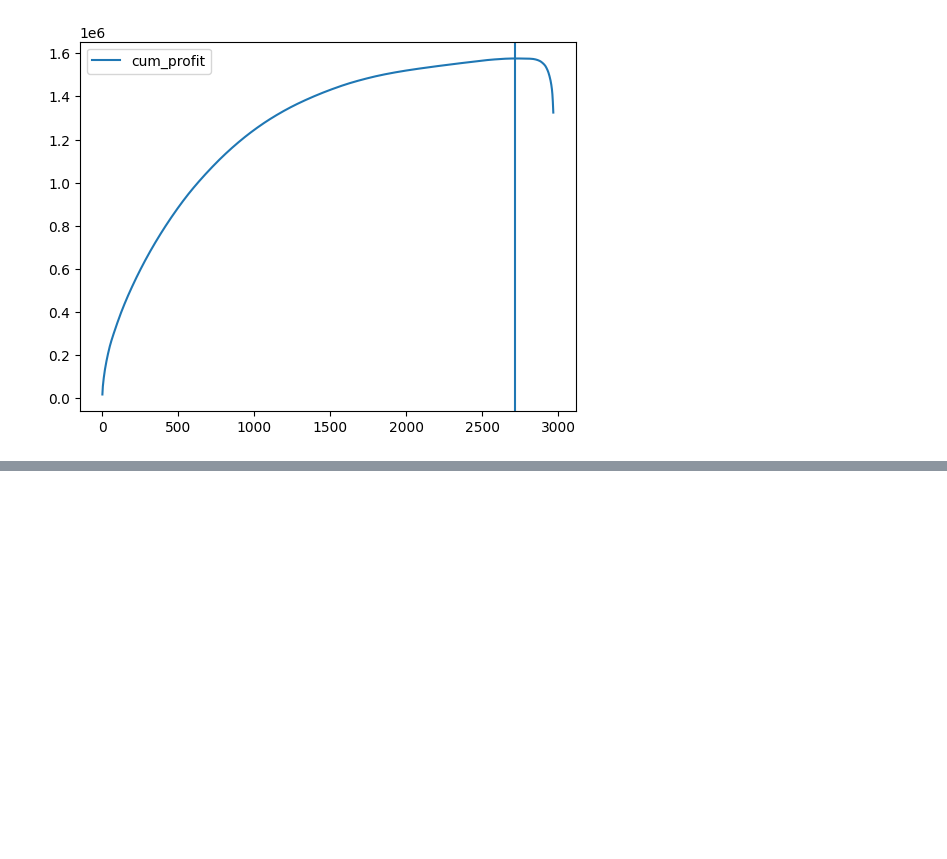
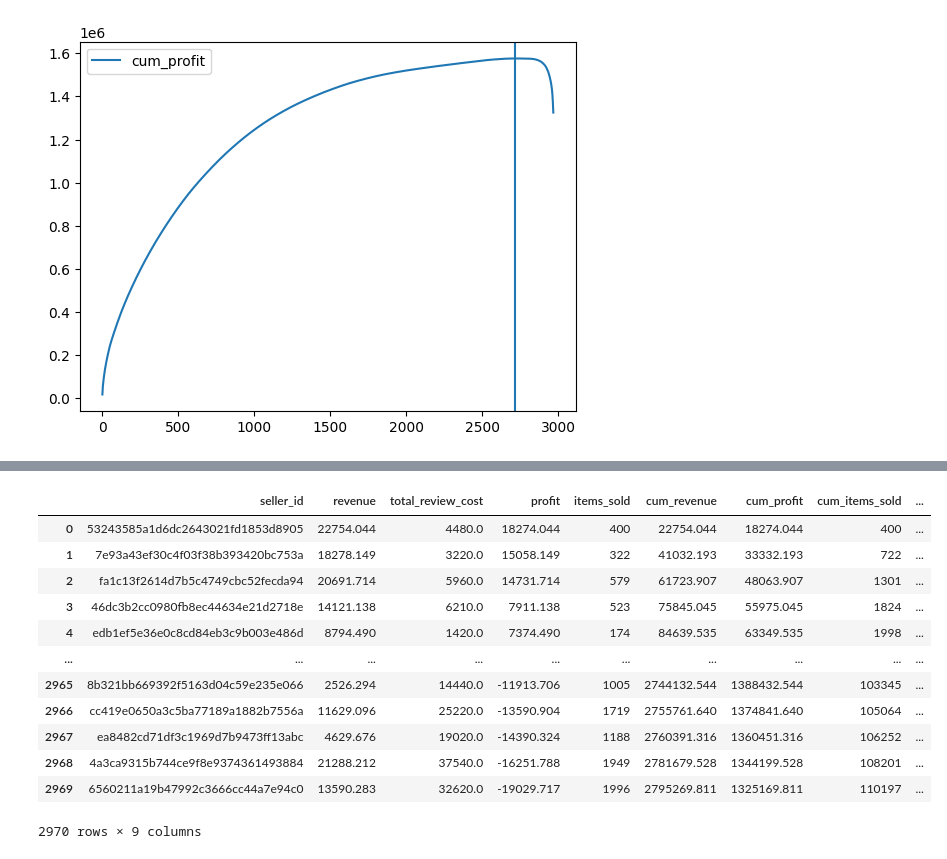
Before and after one commit to elifcubukcu18/data-olist-ceo-request, a Jupyter notebook: seller.ipynb, the cells around one changed output, grey strips where cells are left out. Drawn from its saved outputs; the diff is of its cells as text; code cells hidden in the pictures; blank space fills up the shorter version.

```diff
--- a/seller.ipynb
+++ b/seller.ipynb
@@ -188,0 +188,7 @@ ax.axvline(k_opt - 1)
+# %%
+from olist.seller import Seller
+
+olist = Seller()
+seller_it = olist.get_profit_table()
+
+seller_it.head()
@@ -188,0 +225,17 @@ ax.axvline(k_opt - 1)
+# %%
+seller_it["cum_sellers"] = np.arange(1, len(df) + 1)
+seller_it
+# %% [output]
+|  | seller_id | revenue | total_review_cost | profit | items_sold | cum_revenue | cum_profit | cum_items_sold | ... |
+| 0 | 53243585a1d6dc2643021fd1853d8905 | 22754.044 | 4480.0 | 18274.044 | 400 | 22754.044 | 18274.044 | 400 | ... |
+| 1 | 7e93a43ef30c4f03f38b393420bc753a | 18278.149 | 3220.0 | 15058.149 | 322 | 41032.193 | 33332.193 | 722 | ... |
+| 2 | fa1c13f2614d7b5c4749cbc52fecda94 | 20691.714 | 5960.0 | 14731.714 | 579 | 61723.907 | 48063.907 | 1301 | ... |
+| 3 | 46dc3b2cc0980fb8ec44634e21d2718e | 14121.138 | 6210.0 | 7911.138 | 523 | 75845.045 | 55975.045 | 1824 | ... |
+| 4 | edb1ef5e36e0c8cd84eb3c9b003e486d | 8794.490 | 1420.0 | 7374.490 | 174 | 84639.535 | 63349.535 | 1998 | ... |
+| ... | ... | ... | ... | ... | ... | ... | ... | ... | ... |
+| 2965 | 8b321bb669392f5163d04c59e235e066 | 2526.294 | 14440.0 | -11913.706 | 1005 | 2744132.544 | 1388432.544 | 103345 | ... |
+| 2966 | cc419e0650a3c5ba77189a1882b7556a | 11629.096 | 25220.0 | -13590.904 | 1719 | 2755761.640 | 1374841.640 | 105064 | ... |
+| 2967 | ea8482cd71df3c1969d7b9473ff13abc | 4629.676 | 19020.0 | -14390.324 | 1188 | 2760391.316 | 1360451.316 | 106252 | ... |
+| 2968 | 4a3ca9315b744ce9f8e9374361493884 | 21288.212 | 37540.0 | -16251.788 | 1949 | 2781679.528 | 1344199.528 | 108201 | ... |
+| 2969 | 6560211a19b47992c3666cc44a7e94c0 | 13590.283 | 32620.0 | -19029.717 | 1996 | 2795269.811 | 1325169.811 | 110197 | ... |
+2970 rows × 9 columns
```
Also changed, not shown: parts of 9 cells of this notebook.
